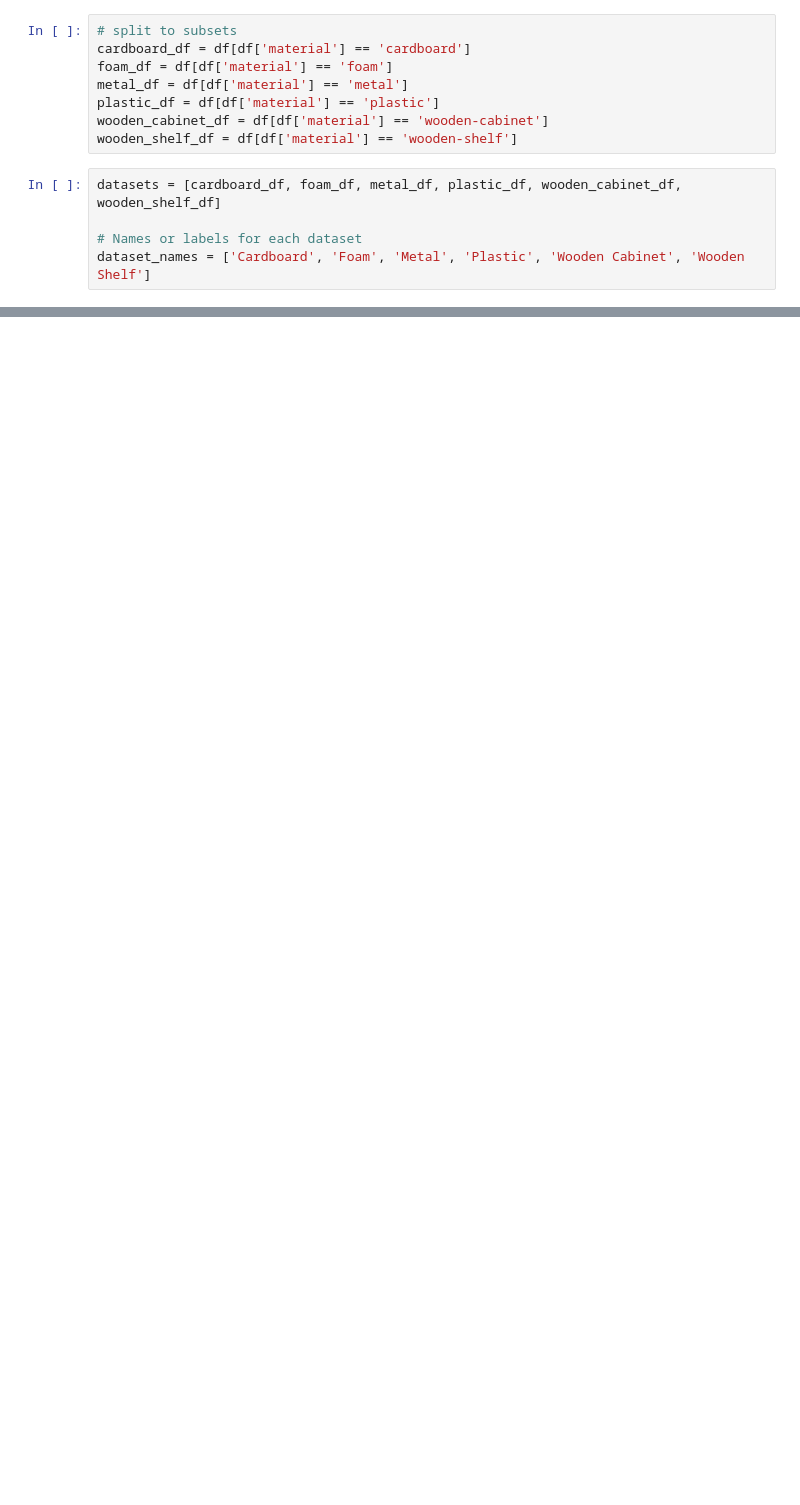
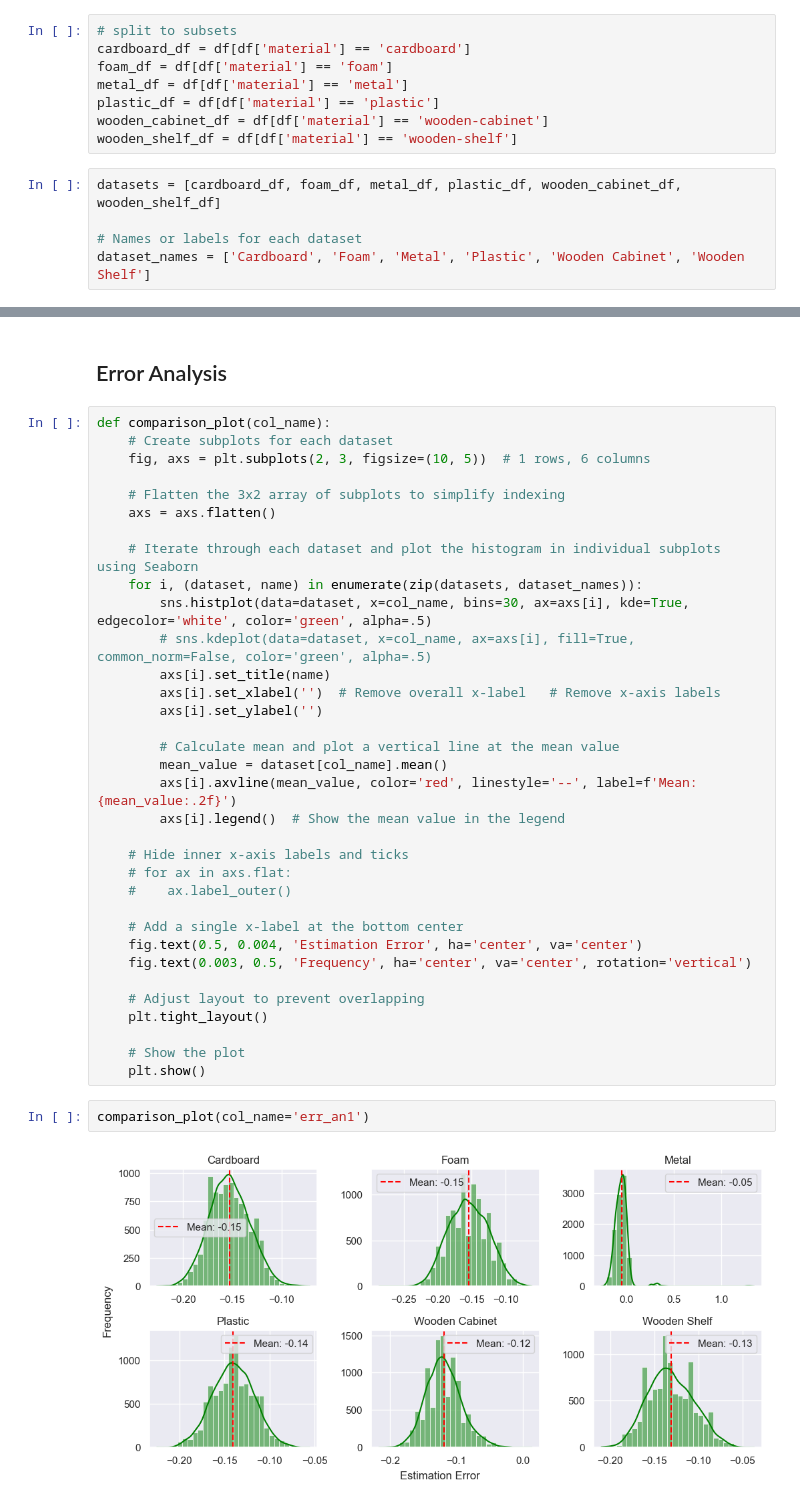
Before and after one commit to B3NToo/Identification-of-NLOS-causing-Material-in-UWB-Localization-Using-Machine-Learning-Methods, a Jupyter notebook: data_analysis/anblock_data_analysis.ipynb, the cells around one changed output, grey strips where cells are left out. Cells and saved outputs as stored; diff of their text form; blank space fills up the shorter version.

Commit message:
anblock_data_analysis

```diff
--- a/data_analysis/anblock_data_analysis.ipynb
+++ b/data_analysis/anblock_data_analysis.ipynb
@@ -34,0 +47,40 @@ dataset_names = ['Cardboard', 'Foam', 'Metal', 'Plastic', 'Wooden Cabinet', 'Woo
+# %% [markdown]
+## Error Analysis
+# %%
+def comparison_plot(col_name):
+    # Create subplots for each dataset
+    fig, axs = plt.subplots(2, 3, figsize=(10, 5))  # 1 rows, 6 columns
+
+    # Flatten the 3x2 array of subplots to simplify indexing
+    axs = axs.flatten()
+
+    # Iterate through each dataset and plot the histogram in individual subplots using Seaborn
+    for i, (dataset, name) in enumerate(zip(datasets, dataset_names)):
+        sns.histplot(data=dataset, x=col_name, bins=30, ax=axs[i], kde=True, edgecolor='white', color='green', alpha=.5)
+        # sns.kdeplot(data=dataset, x=col_name, ax=axs[i], fill=True, common_norm=False, color='green', alpha=.5)
+        axs[i].set_title(name)
+        axs[i].set_xlabel('')  # Remove overall x-label   # Remove x-axis labels
+        axs[i].set_ylabel('')
+
+        # Calculate mean and plot a vertical line at the mean value
+        mean_value = dataset[col_name].mean()
+        axs[i].axvline(mean_value, color='red', linestyle='--', label=f'Mean: {mean_value:.2f}')
+        axs[i].legend()  # Show the mean value in the legend
+
+    # Hide inner x-axis labels and ticks
+    # for ax in axs.flat:
+    #    ax.label_outer()
+
+    # Add a single x-label at the bottom center
+    fig.text(0.5, 0.004, 'Estimation Error', ha='center', va='center')
+    fig.text(0.003, 0.5, 'Frequency', ha='center', va='center', rotation='vertical')
+
+    # Adjust layout to prevent overlapping
+    plt.tight_layout()
+
+    # Show the plot
+    plt.show()
+# %%
+comparison_plot(col_name='err_an1')
+# %% [output]
+[figure, added]
```
Also changed, not shown: parts of 11 cells of this notebook, 1 other file.
